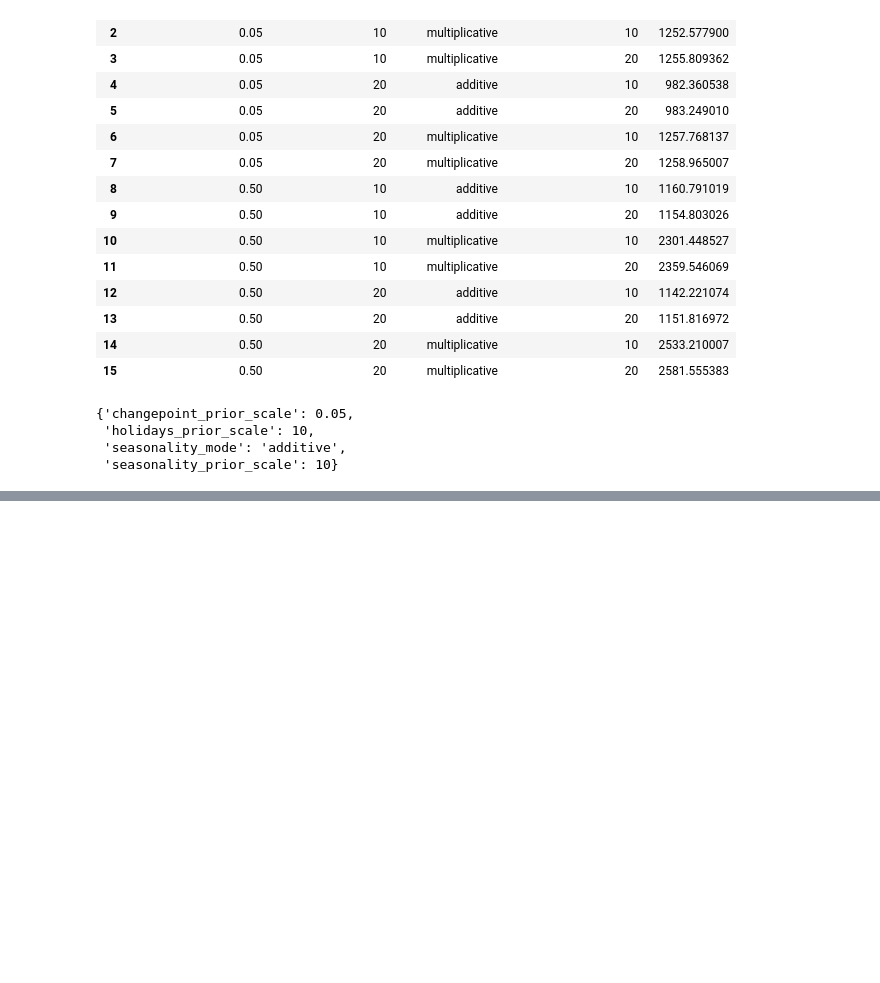
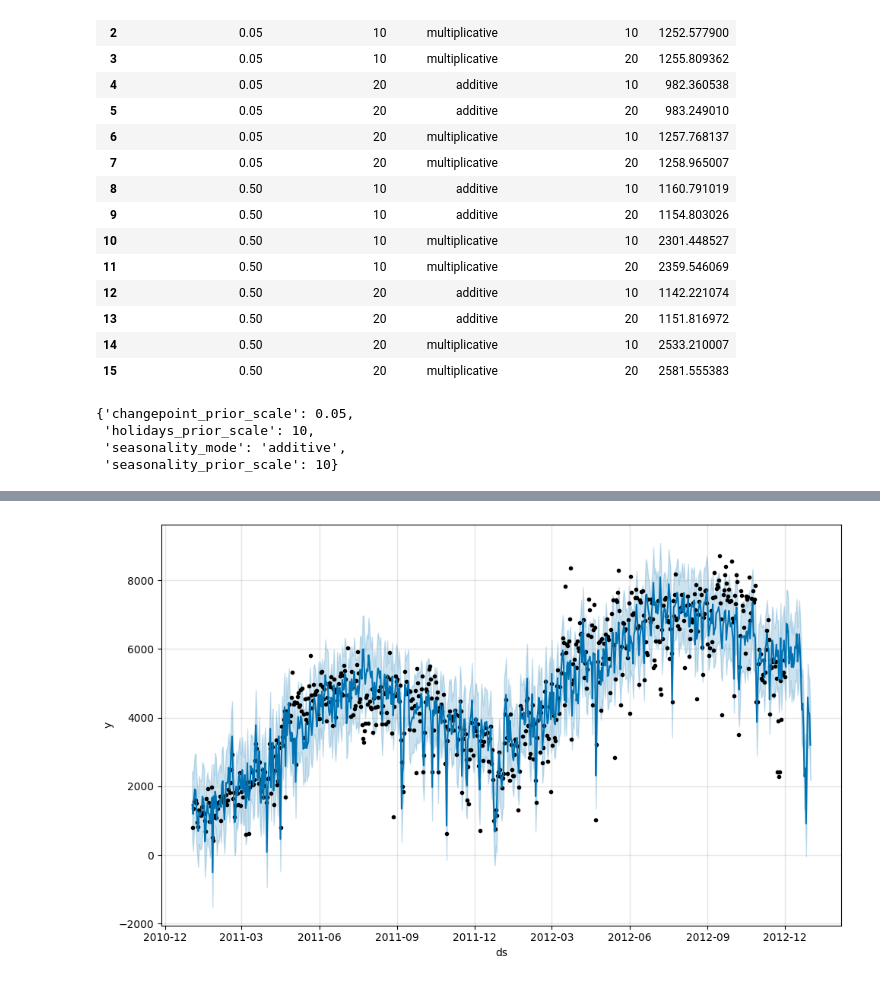
Before and after one commit to kshirsagarsiddharth/Python-Time-Series-Forecasting, a Jupyter notebook: facebook_prophet_project.ipynb, the cells around one changed output, grey strips where cells are left out. Saved outputs shown, nothing was run; the diff lists cells and outputs as text; code cells hidden in the pictures; blank space fills up the shorter version.

```diff
--- a/facebook_prophet_project.ipynb
+++ b/facebook_prophet_project.ipynb
@@ -754,0 +781,4 @@ best_params
+# %%
+model.plot(forecast);
+# %% [output]
+[figure, added]
```
Also changed, not shown: parts of 29 cells of this notebook, 2 other files.
